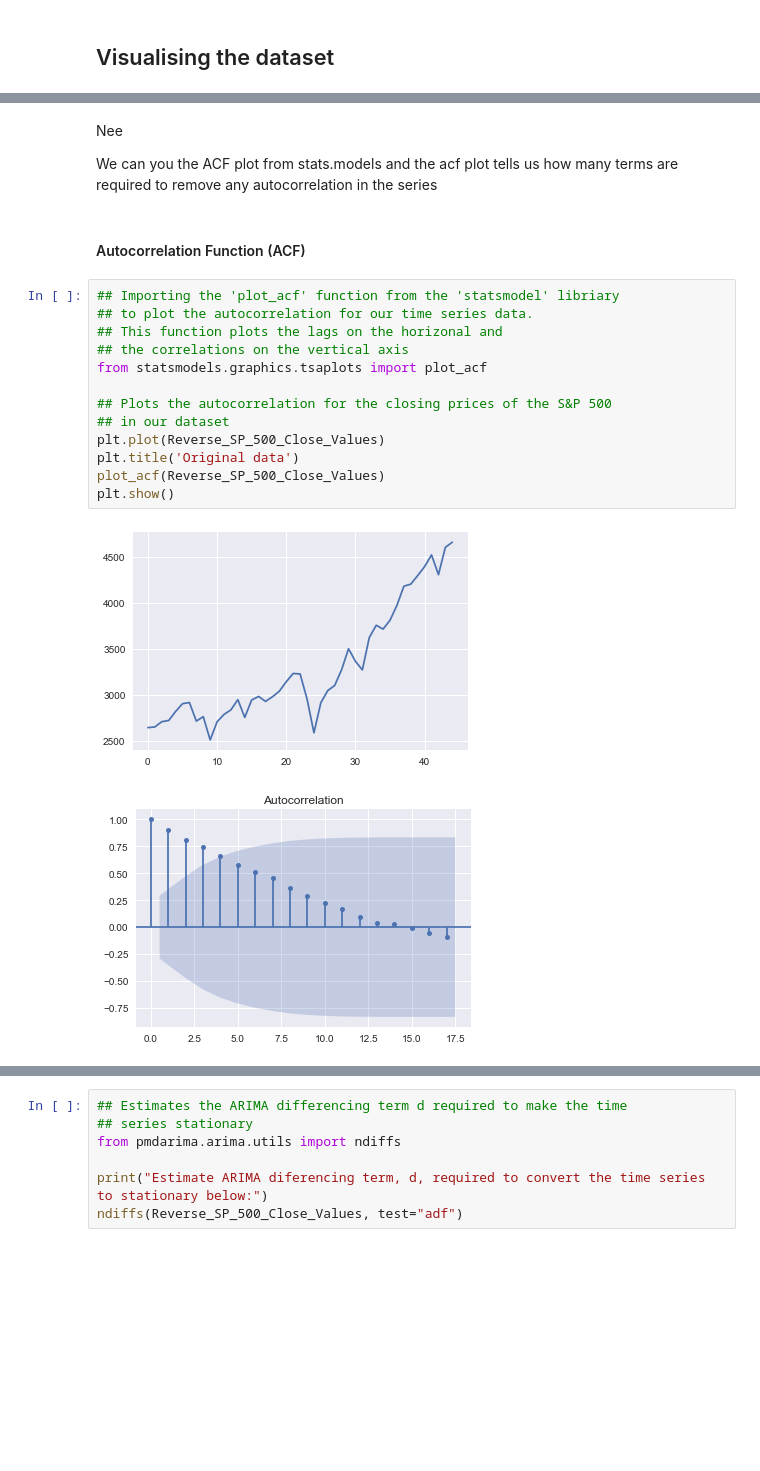
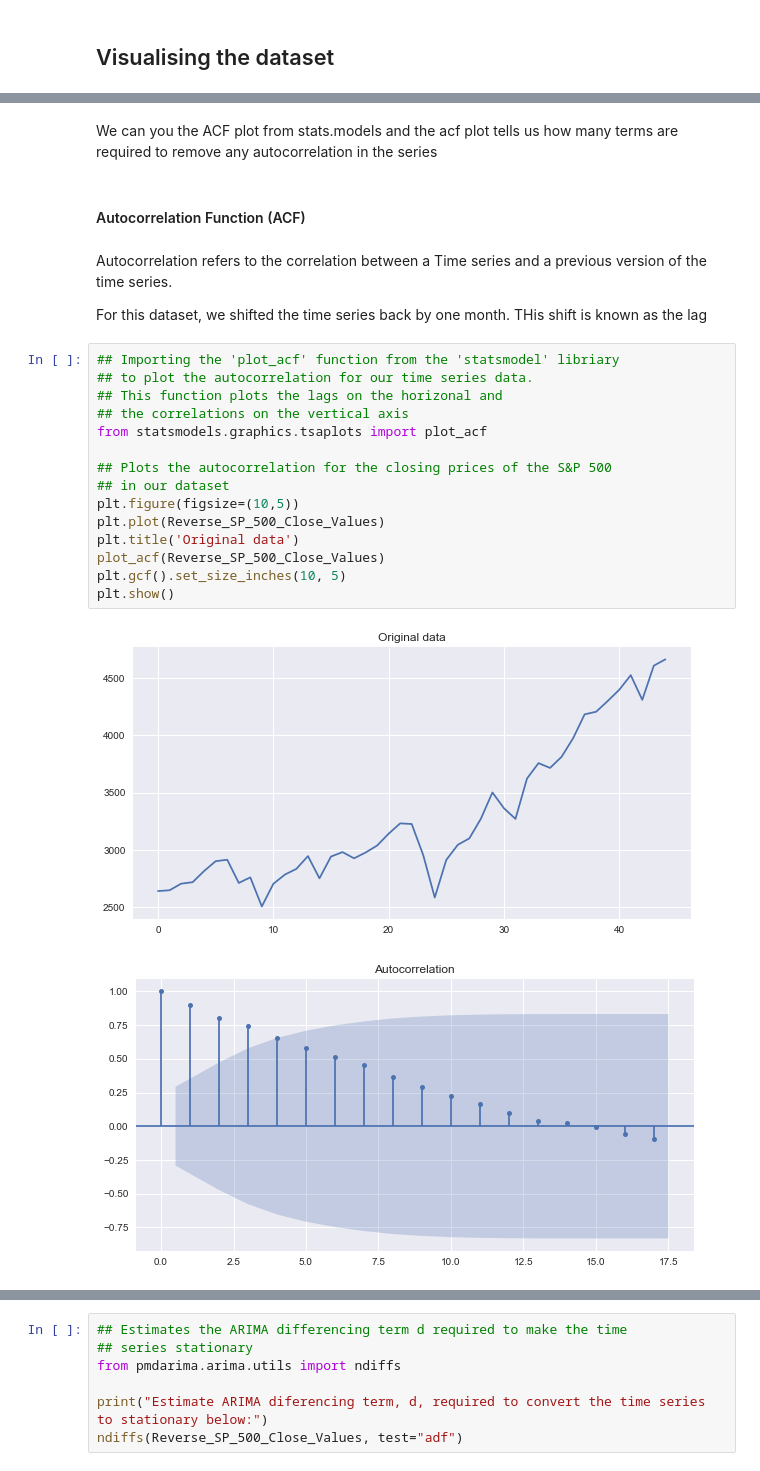
Before and after one commit to Ciaran-Carroll/college, a Jupyter notebook: Time Series Analysis.ipynb, the cells around one changed output, grey strips where cells are left out. Drawn from its saved outputs; the diff is of its cells as text; blank space fills up the shorter version.

```diff
--- a/Time Series Analysis.ipynb
+++ b/Time Series Analysis.ipynb
@@ -197,22 +227,26 @@ In order to make the ARIMA model work for this series we need to difference them
 # %% [markdown]
-Nee
-
 We can you the ACF plot from stats.models and the acf plot tells us how many terms are required to remove any autocorrelation in the series
 # %% [markdown]
 #### Autocorrelation Function (ACF)
+# %% [markdown]
+Autocorrelation refers to the correlation between a Time series and a previous version of the time series.
+
+For this dataset, we shifted the time series back by one month. THis shift is known as the lag
 # %%
 ## Importing the 'plot_acf' function from the 'statsmodel' libriary
 ## to plot the autocorrelation for our time series data.
 ## This function plots the lags on the horizonal and
 ## the correlations on the vertical axis
 from statsmodels.graphics.tsaplots import plot_acf
 
 ## Plots the autocorrelation for the closing prices of the S&P 500
 ## in our dataset
+plt.figure(figsize=(10,5))
 plt.plot(Reverse_SP_500_Close_Values)
 plt.title('Original data')
 plot_acf(Reverse_SP_500_Close_Values)
+plt.gcf().set_size_inches(10, 5)
 plt.show()
 # %% [output]
-[figure, old version]
+[figure, new version]
-[figure, old version]
+[figure, new version]
```
Also changed, not shown: parts of 76 cells of this notebook, 2 other files.
